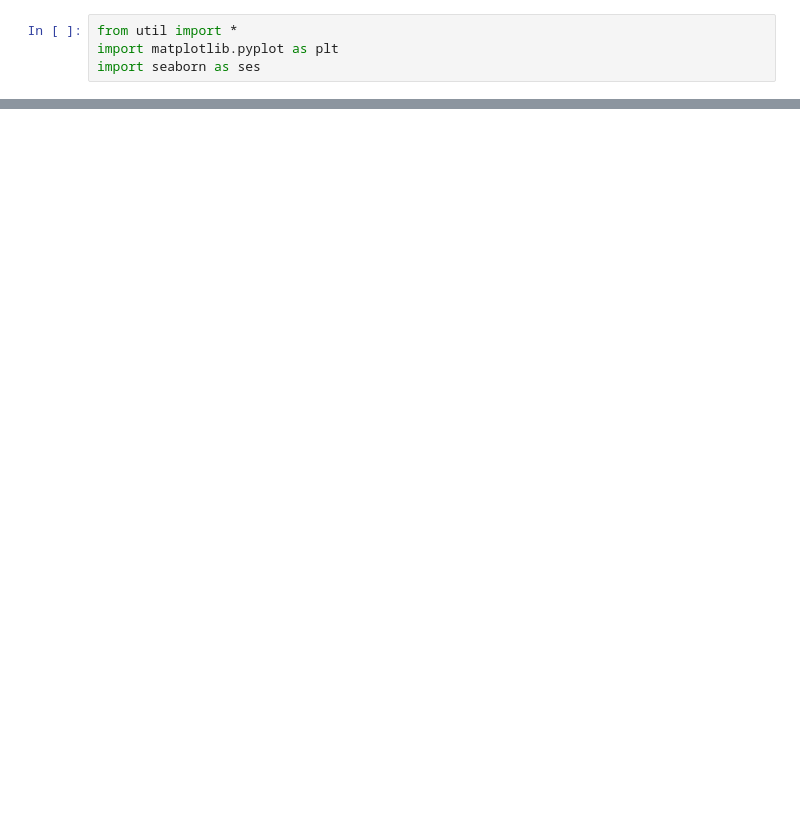
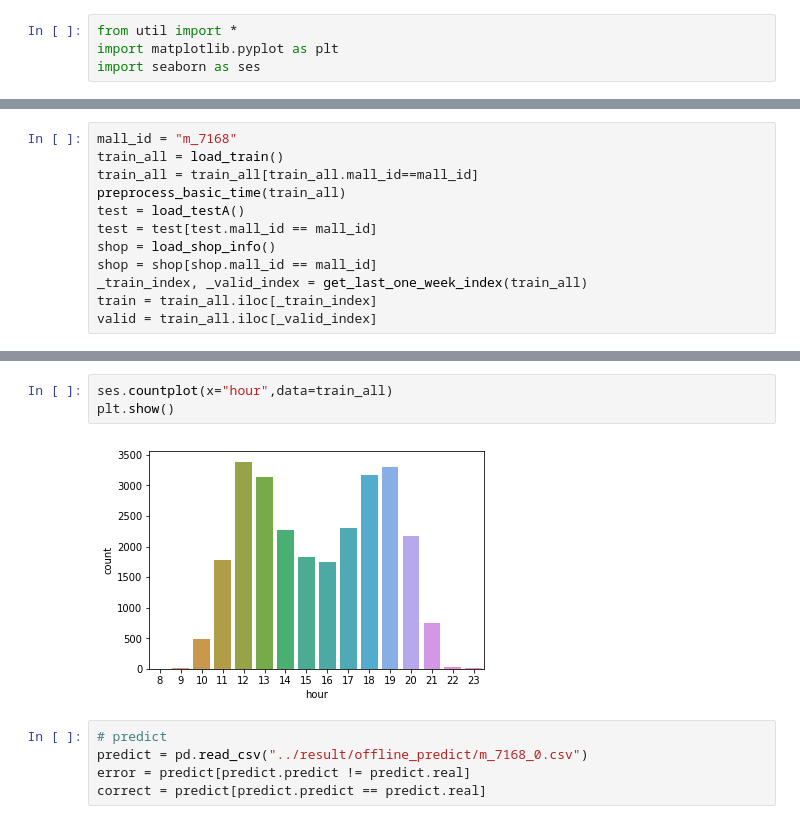
Before and after one commit to lvjianjian/ccf_mayi_2017, a Jupyter notebook: notebook/m_7168.ipynb, the cells around one changed output, grey strips where cells are left out. Drawn from its saved outputs; the diff is of its cells as text; blank space fills up the shorter version.

```diff
--- a/notebook/m_7168.ipynb
+++ b/notebook/m_7168.ipynb
@@ -258,0 +5,12 @@ train[train.user_id==g2morethan2.user_id.iloc[7]]
+# %%
+mall_id = "m_7168"
+train_all = load_train()
+train_all = train_all[train_all.mall_id==mall_id]
+preprocess_basic_time(train_all)
+test = load_testA()
+test = test[test.mall_id == mall_id]
+shop = load_shop_info()
+shop = shop[shop.mall_id == mall_id]
+_train_index, _valid_index = get_last_one_week_index(train_all)
+train = train_all.iloc[_train_index]
+valid = train_all.iloc[_valid_index]
@@ -258,0 +55,10 @@ train[train.user_id==g2morethan2.user_id.iloc[7]]
+# %%
+ses.countplot(x="hour",data=train_all)
+plt.show()
+# %% [output]
+[figure, added]
+# %%
+# predict
+predict = pd.read_csv("../result/offline_predict/m_7168_0.csv")
+error = predict[predict.predict != predict.real]
+correct = predict[predict.predict == predict.real]
```
Also changed, not shown: parts of 88 cells of this notebook, 16 other files.
